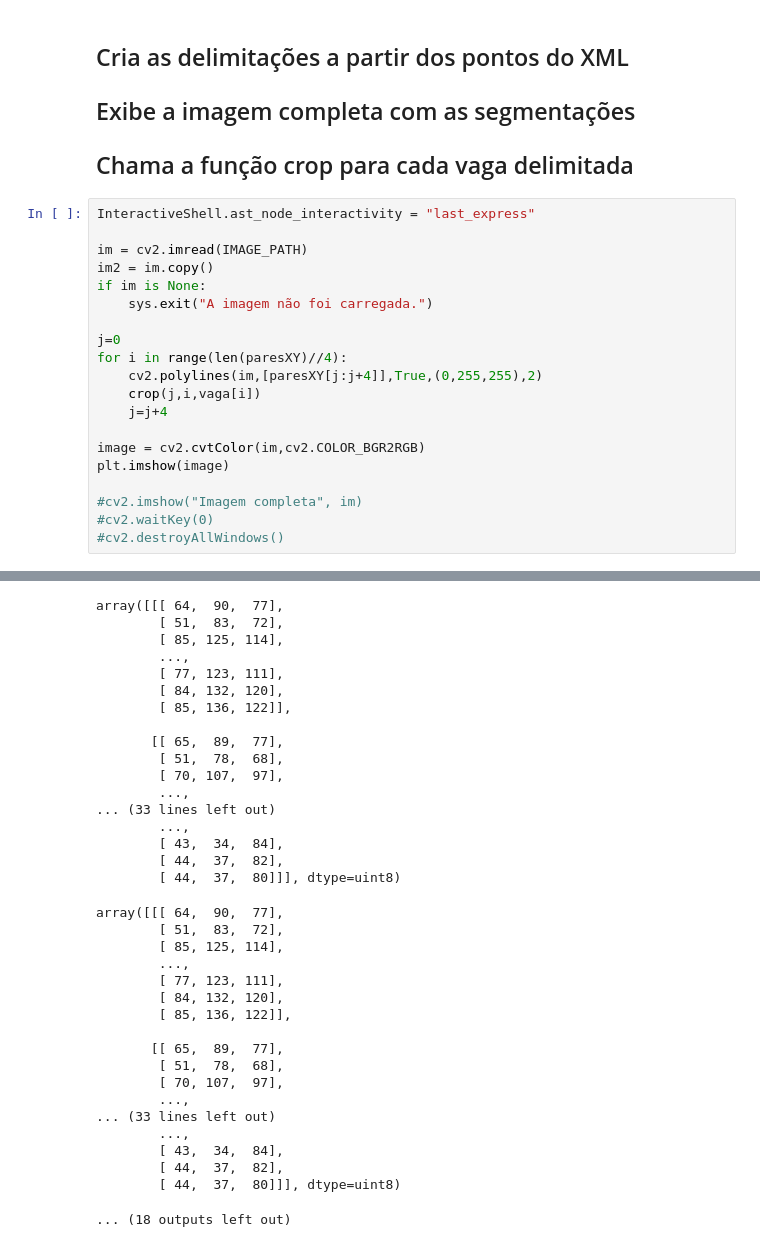
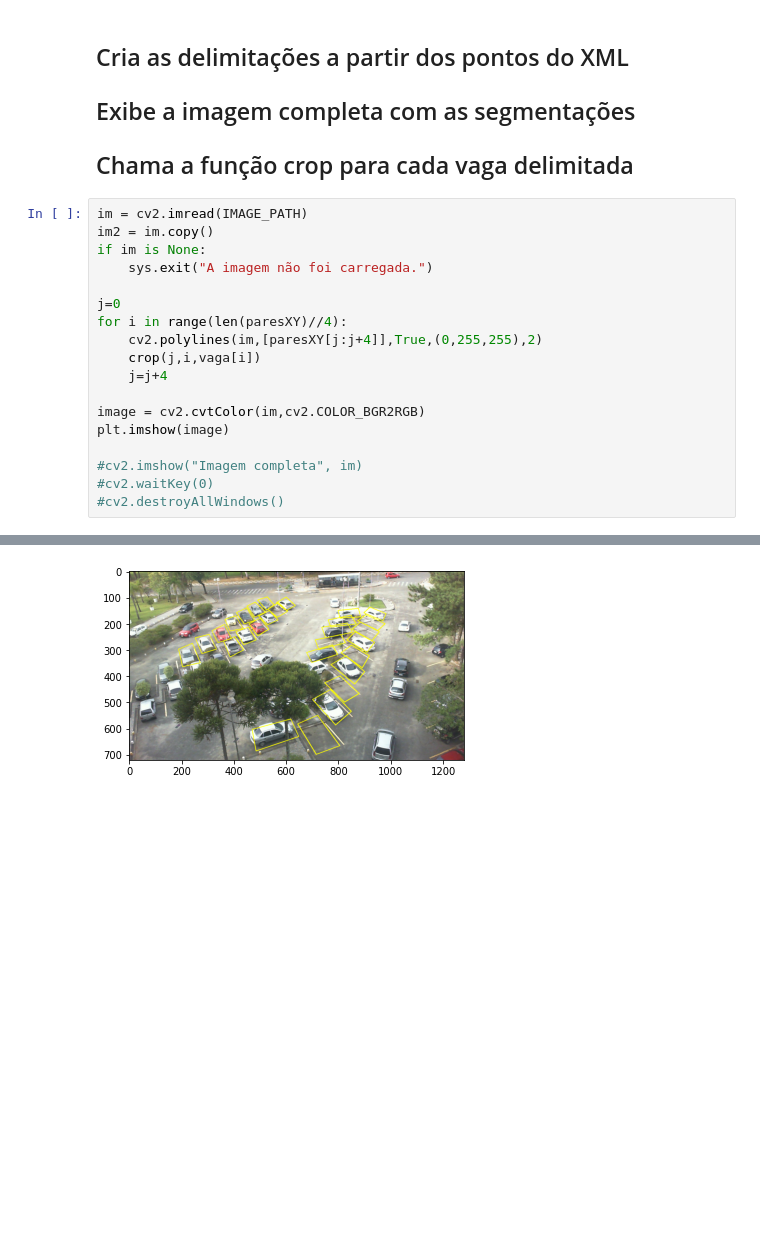
Before and after one commit to pedrodsk/Cursos, a Jupyter notebook: tcc/crop.ipynb, the cells around one changed output, grey strips where cells are left out. Cells and saved outputs as stored; diff of their text form; blank space fills up the shorter version.

Commit message:
Crop automatico de uma imagem2

```diff
--- a/tcc/crop.ipynb
+++ b/tcc/crop.ipynb
@@ -131,8 +131,6 @@ def crop(j=0,i=0,vaga=2):
 ## Exibe a imagem completa com as segmentações
 ## Chama a função crop para cada vaga delimitada
 # %%
-InteractiveShell.ast_node_interactivity = "last_express"
-
 im = cv2.imread(IMAGE_PATH)
 im2 = im.copy()
 if im is None:
@@ -324,35 +153 @@ array([[[ 64,  90,  77],
-array([[[ 64,  90,  77],
-        [ 51,  83,  72],
-        [ 85, 125, 114],
-        ...,
-        [ 77, 123, 111],
-        [ 84, 132, 120],
-        [ 85, 136, 122]],
-
-       [[ 65,  89,  77],
-        [ 51,  78,  68],
-        [ 70, 107,  97],
-        ...,
-... (33 lines left out)
-        ...,
-        [ 43,  34,  84],
-        [ 44,  37,  82],
-        [ 44,  37,  80]]], dtype=uint8)
-array([[[ 64,  90,  77],
-        [ 51,  83,  72],
-        [ 85, 125, 114],
-        ...,
-        [ 77, 123, 111],
-        [ 84, 132, 120],
-        [ 85, 136, 122]],
-
-       [[ 65,  89,  77],
-        [ 51,  78,  68],
-        [ 70, 107,  97],
-        ...,
-... (33 lines left out)
-        ...,
-        [ 43,  34,  84],
-        [ 44,  37,  82],
-        [ 44,  37,  80]]], dtype=uint8)
-... (18 outputs left out)
+[figure, added]
```
Also changed, not shown: parts of 1 cell of this notebook.
